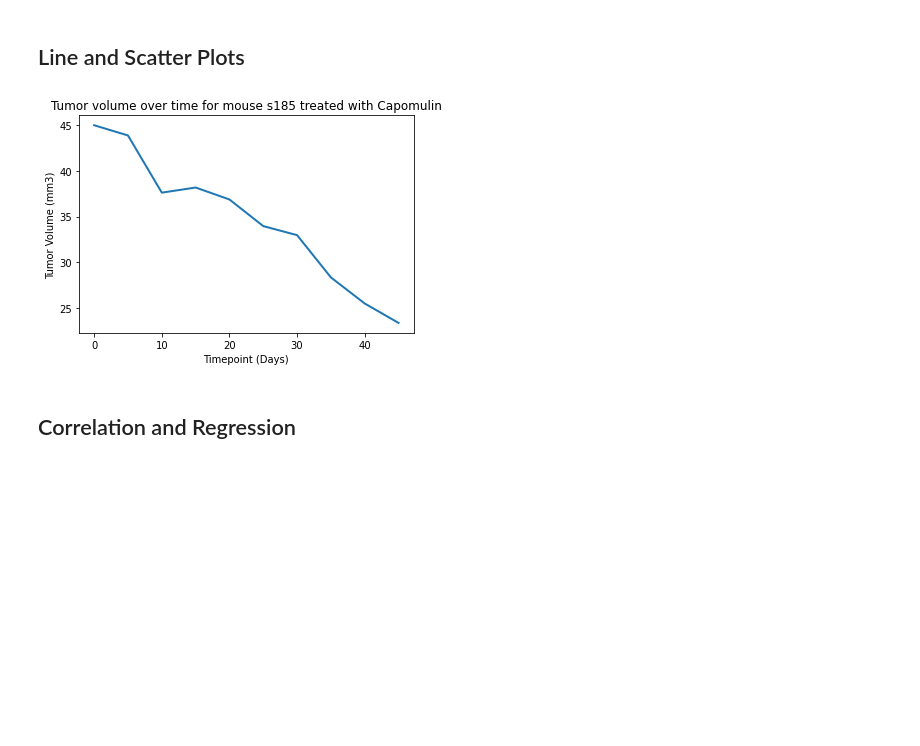
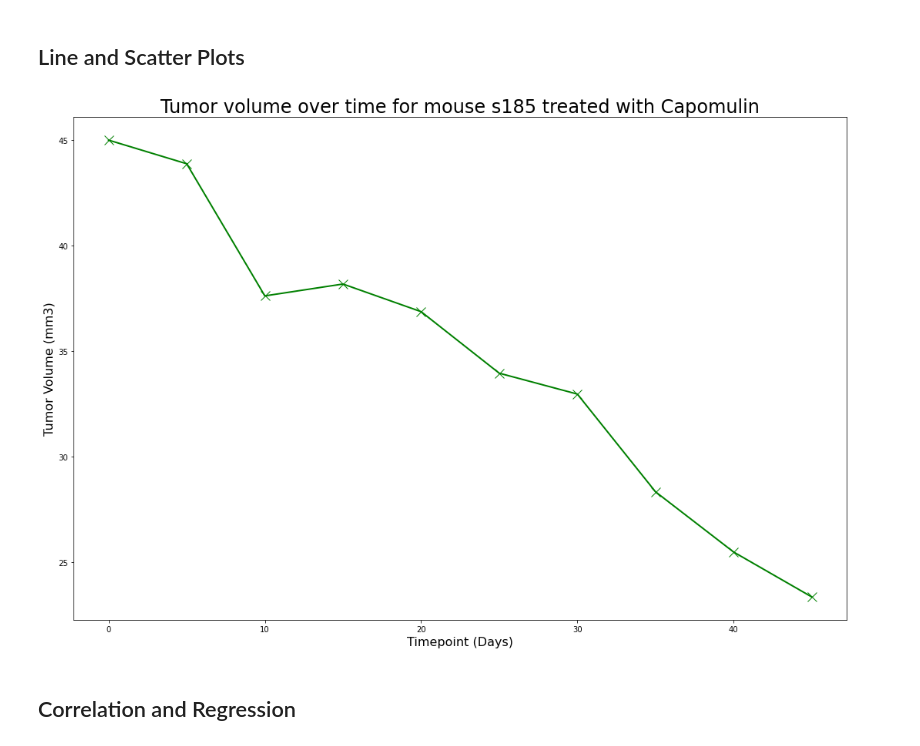
Before and after one commit to 104ambrown/Mtplotlib-challenge, a Jupyter notebook: Pymaceuticals/start_to_removeduplicates_+TVcode_firstatt.ipynb, the cells around one changed output. Saved outputs shown, nothing was run; the diff lists cells and outputs as text; code cells hidden in the pictures; blank space fills up the shorter version.

```diff
--- a/Pymaceuticals/start_to_removeduplicates_+TVcode_firstatt.ipynb
+++ b/Pymaceuticals/start_to_removeduplicates_+TVcode_firstatt.ipynb
@@ -440,18 +440,18 @@ plt.show()
 # %%
 # Generate a line plot of timepoint versus tumor volume for a mouse treated with Capomulin
 # created a dataframe for s185
 vol_tp_df = clean_mouse_df.loc[clean_mouse_df["Mouse ID"] == "s185"]
 vol_tp_df
 x_axis = vol_tp_df["Timepoint"]
 y_axis = vol_tp_df["Tumor Volume (mm3)"]
 
-fig1, ax1 = plt.subplots(figsize=18,12)
-plt.title('Tumor volume over time for mouse s185 treated with Capomulin')
+fig1, ax1 = plt.subplots(figsize=(18,12))
+plt.title('Tumor volume over time for mouse s185 treated with Capomulin',fontsize=24)
 plt.plot(x_axis, y_axis,linewidth=2, markersize=12,marker="x",color="g")
-plt.xlabel('Timepoint (Days)')
-plt.ylabel('Tumor Volume (mm3)')
+plt.xlabel('Timepoint (Days)',fontsize=16)
+plt.ylabel('Tumor Volume (mm3)',fontsize=16)
 
 plt.savefig("C:/Users/abrow/Desktop/EMERSON_BOOTCAMP/BOOTCAMP_AMB/Homeworks/HW5_10-16-21_Matplotlib_Homework/Mtplotlib-challenge/Images/line_plot.png")
 plt.show()
 # %% [output]
-[figure, old version]
+[figure, new version]
```
Also changed, not shown: parts of 2 cells of this notebook, 1 other file.
